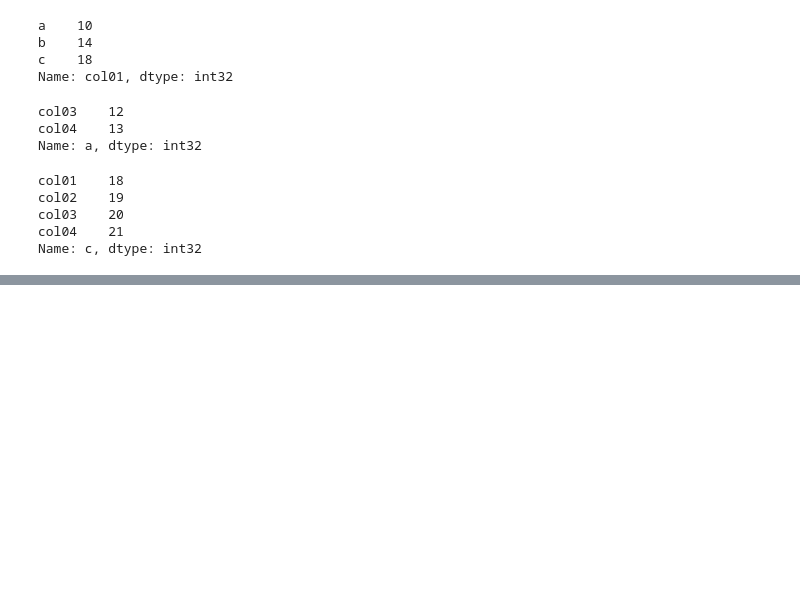
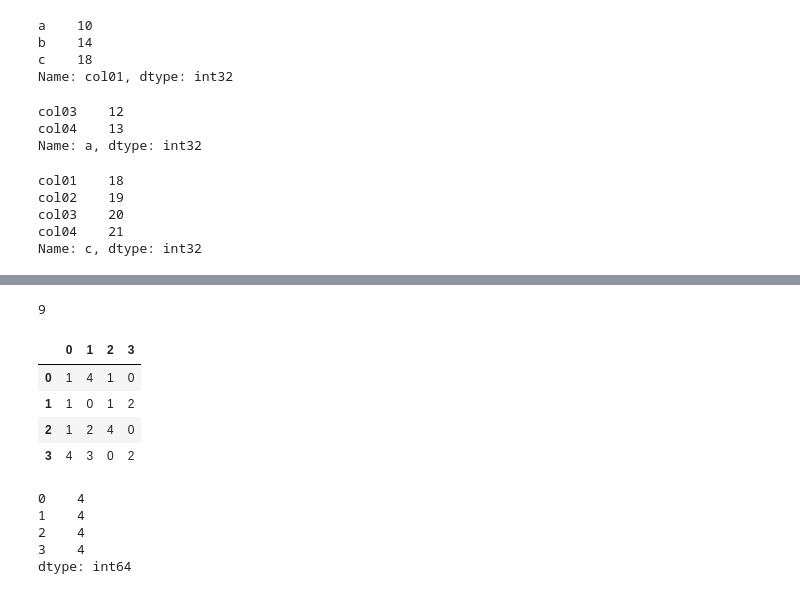
Before and after one commit to Supreme-YS/TIL, a Jupyter notebook: Data_Analysis/Pandas[02].ipynb, the cells around one changed output, grey strips where cells are left out. Cells and saved outputs as stored; diff of their text form; code cells hidden in the pictures; blank space fills up the shorter version.

```diff
--- a/Data_Analysis/Pandas[02].ipynb
+++ b/Data_Analysis/Pandas[02].ipynb
@@ -175,0 +206,22 @@ Name: c, dtype: int32
+# %%
+tmp_series.count() # 결측값을 제외한 데이터 갯수
+# %% [output]
+9
+# %%
+cntDF = pd.DataFrame(np.random.randint(5, size=(4,4)))
+# %%
+cntDF
+# %% [output]
+|  | 0 | 1 | 2 | 3 |
+| 0 | 1 | 4 | 1 | 0 |
+| 1 | 1 | 0 | 1 | 2 |
+| 2 | 1 | 2 | 4 | 0 |
+| 3 | 4 | 3 | 0 | 2 |
+# %%
+cntDF.count() # 행에 대한 count를 하고 있다.
+# %% [output]
+0    4
+1    4
+2    4
+3    4
+dtype: int64
```
Also changed, not shown: parts of 23 cells of this notebook.
